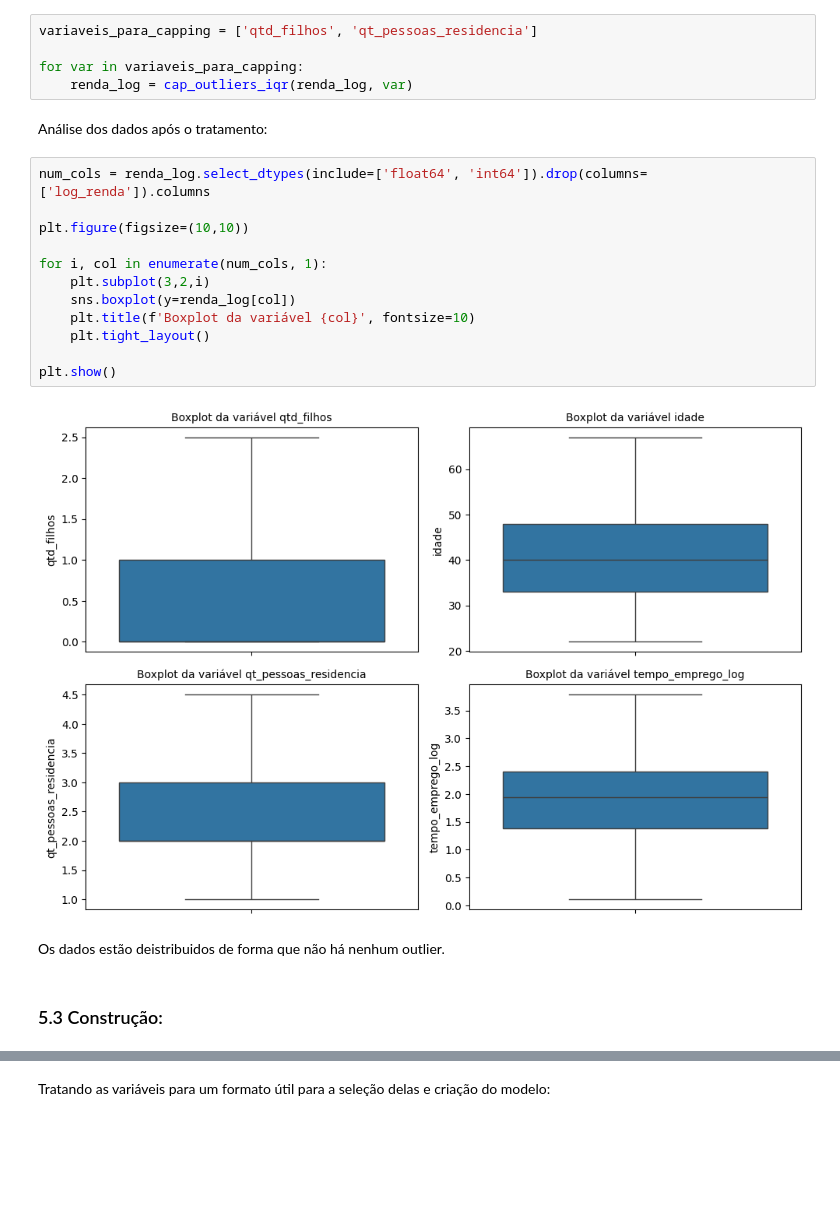
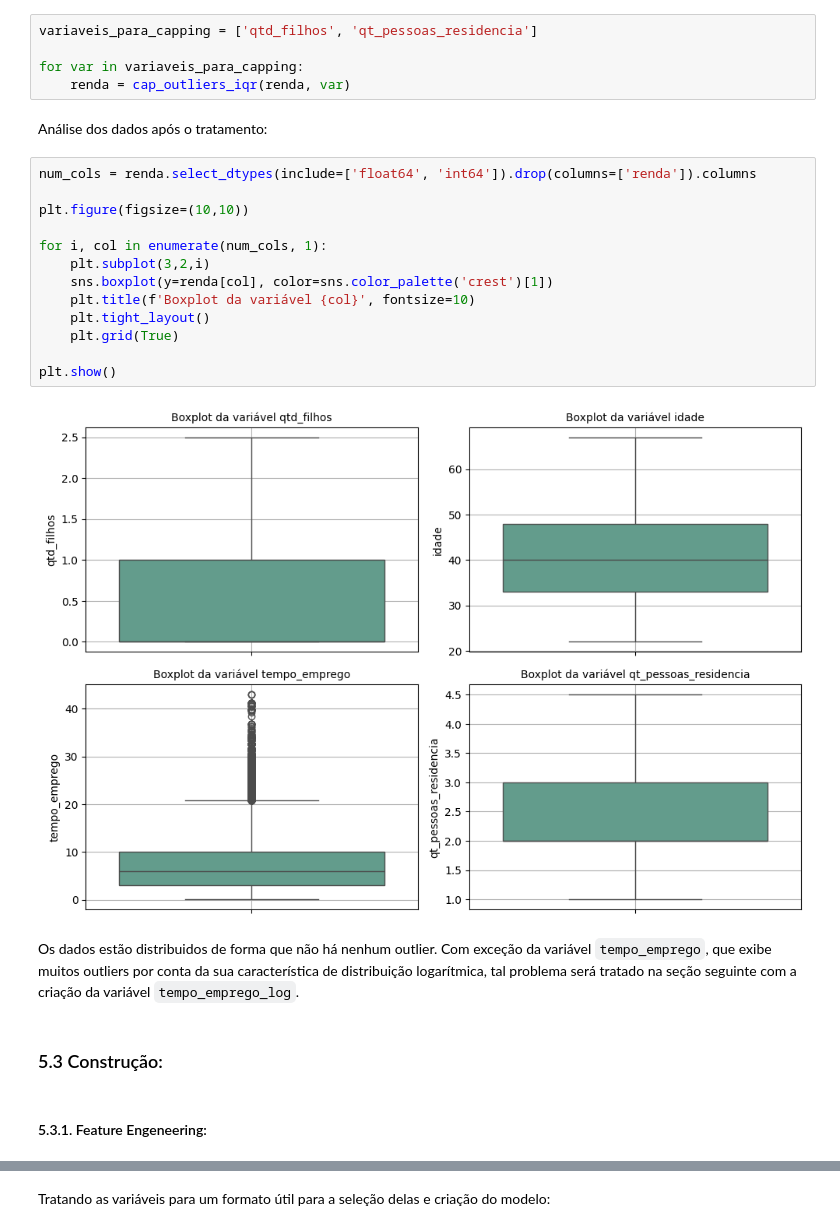
Before and after one commit to nobrevitor/EBAC, a Jupyter notebook: Gestão Avançada de Dados e Desenvolvimento de aplicações/Combinação de modelos II/Previsão Renda/Previsão de Renda.ipynb, the cells around one changed output, grey strips where cells are left out. Drawn from its saved outputs; the diff is of its cells as text; blank space fills up the shorter version.

Commit message:
Update Previsão de Renda

```diff
--- a/Gestão Avançada de Dados e Desenvolvimento de aplicações/Combinação de modelos II/Previsão Renda/Previsão de Renda.ipynb
+++ b/Gestão Avançada de Dados e Desenvolvimento de aplicações/Combinação de modelos II/Previsão Renda/Previsão de Renda.ipynb
@@ -680,24 +666,27 @@ Aplicando capping nas variáveis desejadas:
 variaveis_para_capping = ['qtd_filhos', 'qt_pessoas_residencia']
 
 for var in variaveis_para_capping:
-    renda_log = cap_outliers_iqr(renda_log, var)
+    renda = cap_outliers_iqr(renda, var)
 # %% [markdown]
 Análise dos dados após o tratamento:
 # %%
-num_cols = renda_log.select_dtypes(include=['float64', 'int64']).drop(columns=['log_renda']).columns
+num_cols = renda.select_dtypes(include=['float64', 'int64']).drop(columns=['renda']).columns
 
 plt.figure(figsize=(10,10))
 
 for i, col in enumerate(num_cols, 1):
     plt.subplot(3,2,i)
-    sns.boxplot(y=renda_log[col])
+    sns.boxplot(y=renda[col], color=sns.color_palette('crest')[1])
     plt.title(f'Boxplot da variável {col}', fontsize=10)
     plt.tight_layout()
+    plt.grid(True)
 
 plt.show()
 # %% [output]
-[figure, old version]
+[figure, new version]
 # %% [markdown]
-Os dados estão deistribuidos de forma que não há nenhum outlier.
+Os dados estão distribuidos de forma que não há nenhum outlier. Com exceção da variável `tempo_emprego`, que exibe muitos outliers por conta da sua característica de distribuição logarítmica, tal problema será tratado na seção seguinte com a criação da variável `tempo_emprego_log`.
 # %% [markdown]
 ### 5.3 Construção:
+# %% [markdown]
+#### 5.3.1. Feature Engeneering:
```
Also changed, not shown: parts of 78 cells of this notebook.
